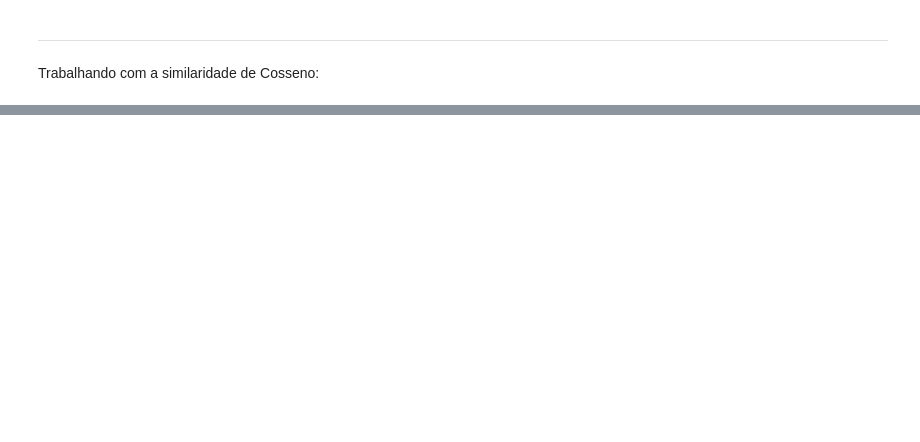
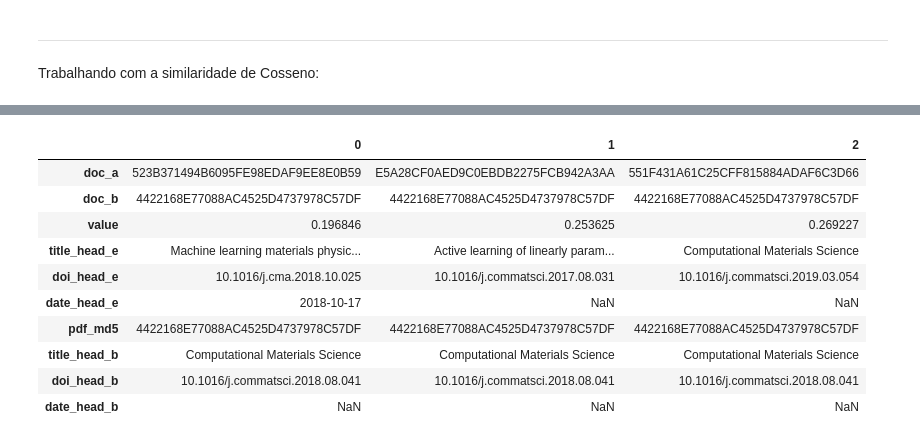
Before and after one commit to Vieirbat/Summarticles, a Jupyter notebook: notebooks/TextMining.ipynb, the cells around one changed output, grey strips where cells are left out. Saved outputs shown, nothing was run; the diff lists cells and outputs as text; code cells hidden in the pictures; blank space fills up the shorter version.

```diff
--- a/notebooks/TextMining.ipynb
+++ b/notebooks/TextMining.ipynb
@@ -592,0 +605,23 @@ df_cos_tfidf_sim.head()
+# %%
+def filter_sim_matrix(matrix, percentil="75%", value_min=0, value_max=1):
+    """"""
+    list_elements = []
+    for colum in df_cos_tfidf_sim.columns.tolist():
+        list_elements += df_cos_tfidf_sim[colum].tolist()
+    sim_describe = pd.Series(list_elements).describe(percentiles=np.arange(0, 1, 0.001))
+    del list_elements
+
+    filter_matrix = sim_describe[percentil]
+
+    list_filter = []
+    for i,row in matrix.iterrows():
+        for j in row.index:
+            value = matrix.loc[i,j]
+            logic_filter = value>=filter_matrix and value>value_min and value<value_max
+            if not pd.isna(value) and logic_filter:
+                dictCell = {"doc_a":i,"doc_b":j,'value':matrix.loc[i,j]}
+                list_filter.append(dictCell)
+    df_maxtrix_filter = pd.DataFrame(list_filter)
+    del list_filter
+
+    return df_maxtrix_filter
@@ -592,0 +727,6 @@ df_cos_tfidf_sim.head()
+# %%
+df_cos_bow_sim_filter = filter_sim_matrix(df_cos_bow_sim, percentil="99%", value_min=0, value_max=0.99)
+df_cos_bow_sim_filter = df_cos_bow_sim_filter.nlargest(300,'value')
+
+df_cos_tfidf_sim_filter = filter_sim_matrix(df_cos_tfidf_sim, percentil="99%", value_min=0, value_max=0.99)
+df_cos_tfidf_sim_filter = df_cos_tfidf_sim_filter.nlargest(300,'value')
@@ -592,0 +817,14 @@ df_cos_tfidf_sim.head()
+# %%
+df_cos_bow_sim_filter.head(3).T
+# %% [output]
+|  | 0 | 1 | 2 |
+| doc_a | 523B371494B6095FE98EDAF9EE8E0B59 | E5A28CF0AED9C0EBDB2275FCB942A3AA | 551F431A61C25CFF815884ADAF6C3D66 |
+| doc_b | 4422168E77088AC4525D4737978C57DF | 4422168E77088AC4525D4737978C57DF | 4422168E77088AC4525D4737978C57DF |
+| value | 0.196846 | 0.253625 | 0.269227 |
+| title_head_e | Machine learning materials physic... | Active learning of linearly param... | Computational Materials Science |
+| doi_head_e | 10.1016/j.cma.2018.10.025 | 10.1016/j.commatsci.2017.08.031 | 10.1016/j.commatsci.2019.03.054 |
+| date_head_e | 2018-10-17 | NaN | NaN |
+| pdf_md5 | 4422168E77088AC4525D4737978C57DF | 4422168E77088AC4525D4737978C57DF | 4422168E77088AC4525D4737978C57DF |
+| title_head_b | Computational Materials Science | Computational Materials Science | Computational Materials Science |
+| doi_head_b | 10.1016/j.commatsci.2018.08.041 | 10.1016/j.commatsci.2018.08.041 | 10.1016/j.commatsci.2018.08.041 |
+| date_head_b | NaN | NaN | NaN |
```
Also changed, not shown: parts of 38 cells of this notebook, 2 other files.
